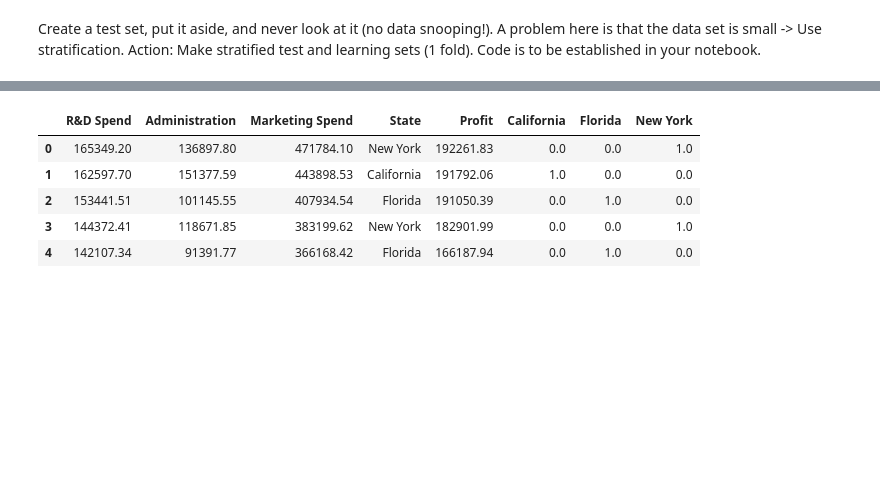
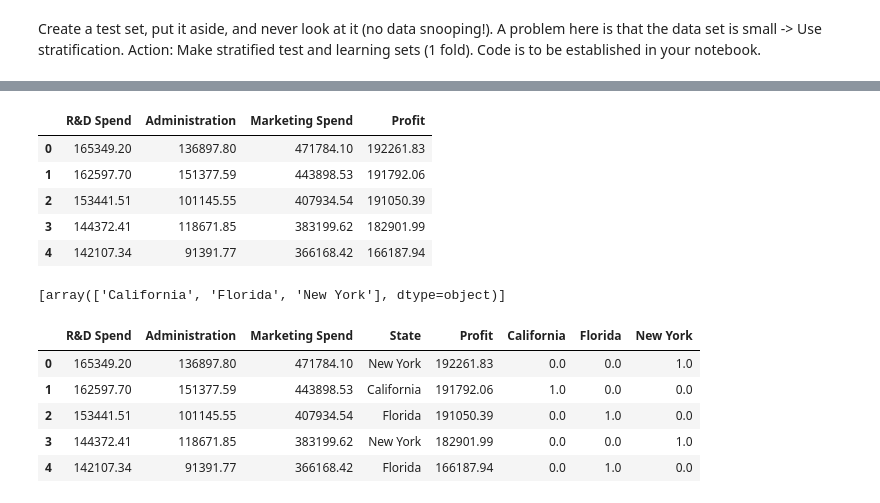
Before and after one commit to KacperBytnar/Machine_Learning_Evaluate_new_startups_profit, a Jupyter notebook: calcs/50-Startups_ML_Mandatory-Assignment.ipynb, the cells around one changed output, grey strips where cells are left out. Saved outputs shown, nothing was run; the diff lists cells and outputs as text; code cells hidden in the pictures; blank space fills up the shorter version.

```diff
--- a/calcs/50-Startups_ML_Mandatory-Assignment.ipynb
+++ b/calcs/50-Startups_ML_Mandatory-Assignment.ipynb
@@ -100,3 +104,22 @@ ohe.categories_
+# %%
+# Drop orginal state column and label
+y=dataset.drop(['State'],axis=1)
+y.head()
+# %% [output]
+|  | R&D Spend | Administration | Marketing Spend | Profit |
+| 0 | 165349.20 | 136897.80 | 471784.10 | 192261.83 |
+| 1 | 162597.70 | 151377.59 | 443898.53 | 191792.06 |
+| 2 | 153441.51 | 101145.55 | 407934.54 | 191050.39 |
+| 3 | 144372.41 | 118671.85 | 383199.62 | 182901.99 |
+| 4 | 142107.34 | 91391.77 | 366168.42 | 166187.94 |
+# %%
+from sklearn.preprocessing import OneHotEncoder
+#define OHT and fit transform
+ohe=OneHotEncoder(sparse=False)
+transformed=ohe.fit_transform(dataset[['State']])
+ohe.categories_
+# %% [output]
+[array(['California', 'Florida', 'New York'], dtype=object)]
 # %%
 dataset[ohe.categories_[0]]=transformed
 dataset.head()
```
Also changed, not shown: parts of 24 cells of this notebook.
